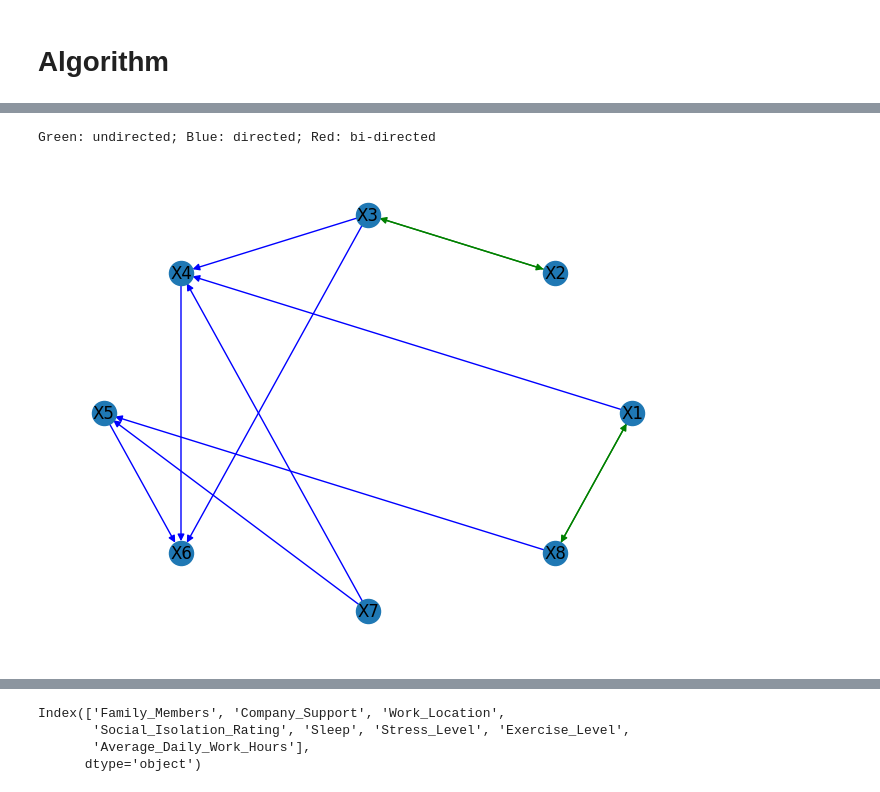
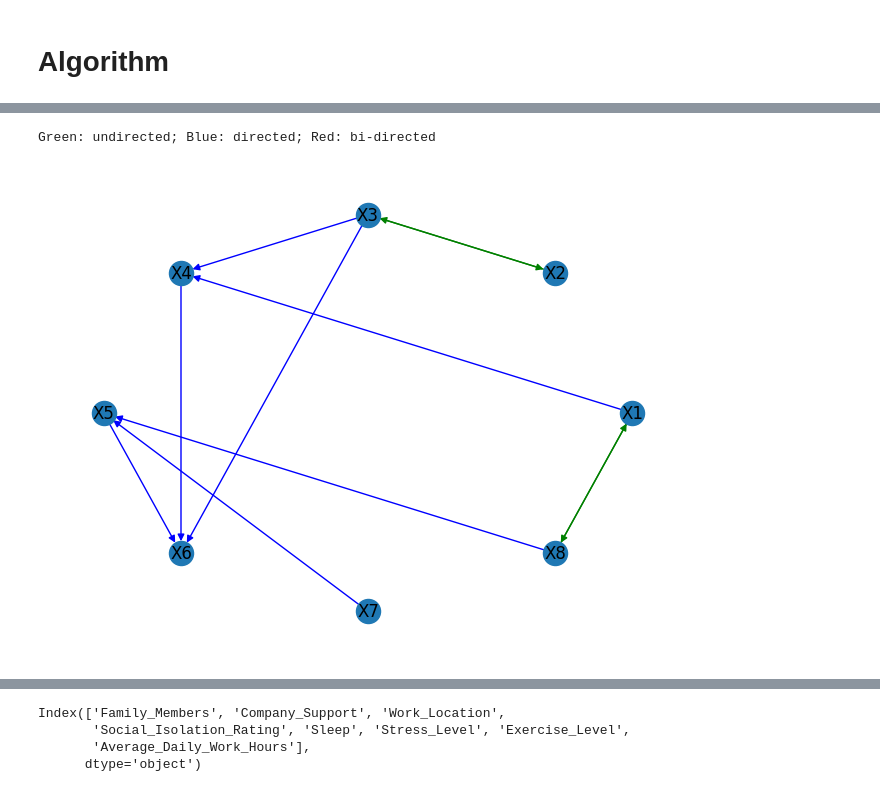
Before and after one commit to VivianZhao12/CAPSTONE-Causal-Inference-between-Remote-Work-and-Mental-Health, a Jupyter notebook: EDA.ipynb, the cells around one changed output, grey strips where cells are left out. Saved outputs shown, nothing was run; the diff lists cells and outputs as text; code cells hidden in the pictures.

Commit message:
new simulation data

```diff
--- a/EDA.ipynb
+++ b/EDA.ipynb
@@ -87,8 +86,11 @@ social_isolation_rating = np.clip(social_isolation_base + np.log1p(family_member
 # Sleep Quality influenced by work hours and exercise
 sleep_quality = np.clip(2 - np.power((average_daily_work_hours / 10), 2) + exercise_level, 0, 4)
 
-# Stress Level influenced by social isolation (cubic relationship)
-stress_level = np.clip(np.power(social_isolation_rating, 3) / 27 + (4 - sleep_quality) + np.random.normal(0, 0.5, size=n), 1, 10)
+# Adjusted Stress Level using sin(x) + 0.8x
+stress_level = np.clip(
+    np.sin(social_isolation_rating) + 0.8 * social_isolation_rating + (4 - sleep_quality) + np.random.normal(0, 0.5, size=n),
+    1, 10
+)
 
 # Compile results into a DataFrame
 data = {
@@ -145,4 +147,4 @@ plt.show()
 # %%
-new_data = data.drop(columns = {'Education_Level', 'Extroverted'}, axis = 1)
-new_data
+data = data.drop(columns = {'Education_Level', 'Extroverted'}, axis = 1)
+data.columns
 # %% [output]
@@ -165,33 +158,33 @@ from causallearn.search.ConstraintBased.PC import pc
 # Define default or example values for parameters
 alpha = 0.05  # Common threshold for independence testing
 indep_test = "fisherz"  # Typically 'fisherz' for continuous data
 stable = True  # Whether to use a stable version of the algorithm
 uc_rule = 0  # Unshielded collider discovery rule (0, 1, or 2; try default 0 first)
 uc_priority = False  # Unshielded collider priority; default False
 mvpc = False  # Missing values in PC algorithm, default False
 correction_name = None  # Name of correction for independence tests; default None
 background_knowledge = None  # Optional prior knowledge to guide the algorithm
 verbose = False  # Whether to print additional info during execution
 show_progress = True  # Show progress in long runs
 
 # default parameters
-cg = pc(new_data.values)
+cg = pc(data.values)
 
 # or customized parameters
-cg = pc(new_data.values, alpha, indep_test, stable, uc_rule, uc_priority, mvpc, correction_name, background_knowledge, verbose, show_progress)
+cg = pc(data.values, alpha, indep_test, stable, uc_rule, uc_priority, mvpc, correction_name, background_knowledge, verbose, show_progress)
 
 # visualization using pydot
 #cg.draw_pydot_graph()
 
 # or save the graph
 #from causallearn.utils.GraphUtils import GraphUtils
 
 #pyd = GraphUtils.to_pydot(cg.G)
 #pyd.write_png('simple_test.png')
 
 # visualization using networkx
 cg.to_nx_graph()
 cg.draw_nx_graph(skel=False)
 # %% [output]
 Green: undirected; Blue: directed; Red: bi-directed
-[figure, old version]
+[figure, new version]
```
Also changed, not shown: parts of 8 cells of this notebook, 1 other file.
